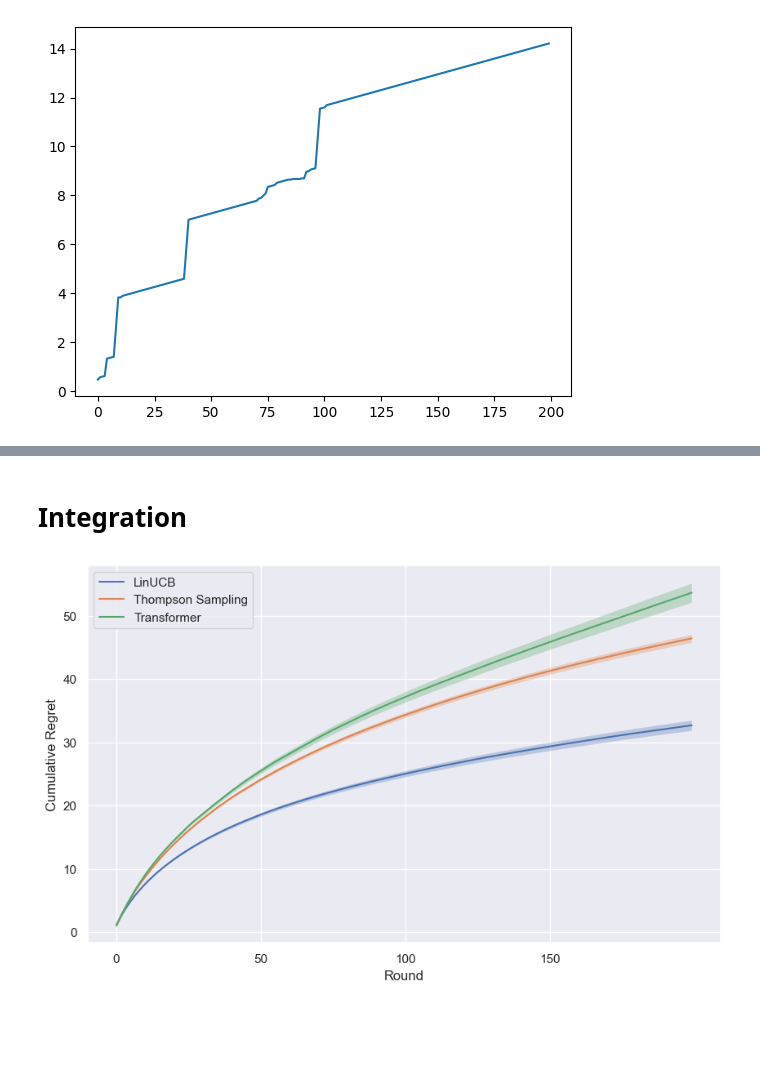
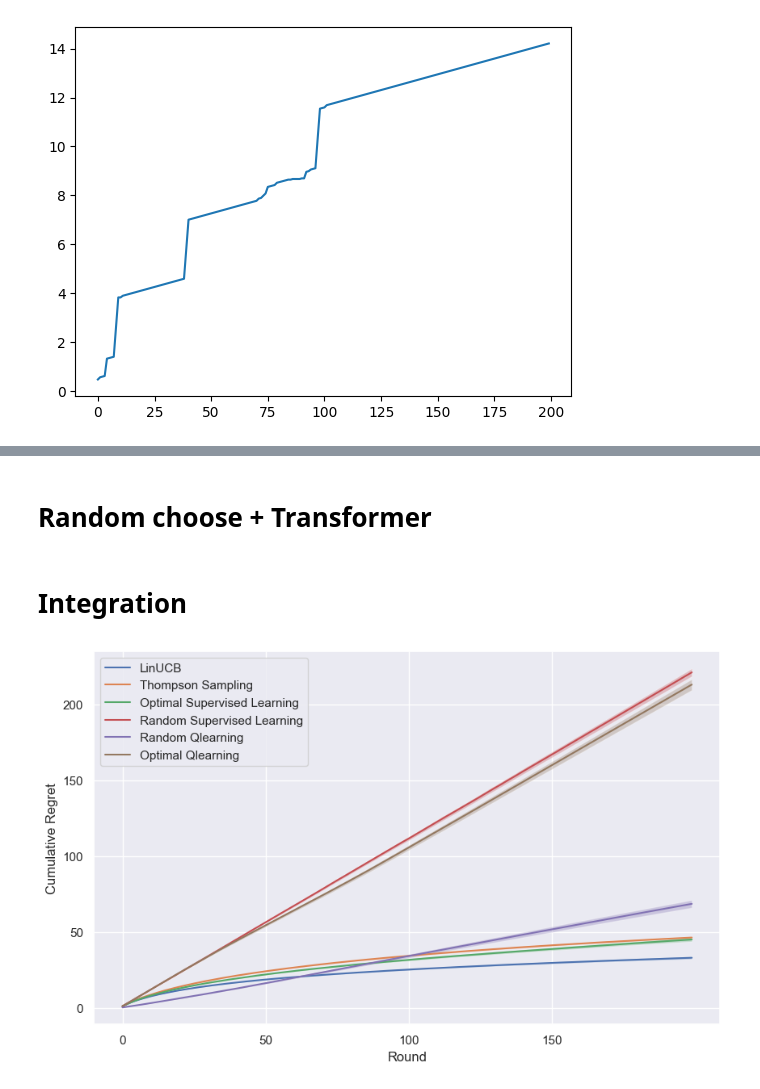
Before and after one commit to xjxyys/In-context-RL, a Jupyter notebook: experiment.ipynb, the cells around one changed output, grey strips where cells are left out. Drawn from its saved outputs; the diff is of its cells as text; code cells hidden in the pictures; blank space fills up the shorter version.

Commit message:
add Q-learning

```diff
--- a/experiment.ipynb
+++ b/experiment.ipynb
@@ -472,0 +707,29 @@ plt.plot(total_regrets)
+# %%
+# plot mix strategy
+import matplotlib.pyplot as plt
+import seaborn as sns
+import numpy as np
+import pandas as pd
+
+# load data
+df_regrets = pd.read_csv('data/Qtransformer_random_regrets_0706_2.csv')
+
+df_regrets_mix1 = pd.read_csv('data/Qtransformer_random_regrets_0706_2_mix1.csv')
+df_regrets_mix2 = pd.read_csv('data/Qtransformer_random_regrets_0706_2_mix2.csv')
+# df_regrets = pd.read_csv('data/Qtransformer_ucb_regrets.csv')
+# print(df_regrets.shape)
+sns.set()
+plt.figure(figsize=(10, 6))
+plt.plot(df_regrets.mean(), label='basic')
+plt.fill_between(df_regrets.columns, df_regrets.mean() - df_regrets.std()/np.sqrt(num_trajectories), df_regrets.mean() + df_regrets.std()/np.sqrt(num_trajectories), alpha=0.3)
+plt.plot(df_regrets_mix1.mean(), label='mix1')
+plt.fill_between(df_regrets_mix1.columns, df_regrets_mix1.mean() - df_regrets_mix1.std()/np.sqrt(num_trajectories), df_regrets_mix1.mean() + df_regrets_mix1.std()/np.sqrt(num_trajectories), alpha=0.3)
+plt.plot(df_regrets_mix2.mean(), label='mix2')
+plt.fill_between(df_regrets_mix2.columns, df_regrets_mix2.mean() - df_regrets_mix2.std()/np.sqrt(num_trajectories), df_regrets_mix2.mean() + df_regrets_mix2.std()/np.sqrt(num_trajectories), alpha=0.3)
+
+plt.legend()
+
+plt.xlabel('Round')
+# ever 50 rounds set a x-tick
+plt.xticks(np.arange(0, T, 50))
+plt.ylabel('Cumulative Regret')
@@ -472,0 +837,2 @@ plt.plot(total_regrets)
+# %% [markdown]
+# Random choose + Transformer
@@ -475,32 +949,44 @@ plt.plot(total_regrets)
 # %%
 #linucb, thompson, transformer
 import pandas as pd
 import numpy as np
 import matplotlib.pyplot as plt
 import seaborn as sns
 
 # load data
 df_linucb = pd.read_csv('data/linucb_regrets.csv')
 df_thompson = pd.read_csv('data/Thompson_regrets.csv')
 df_transformer = pd.read_csv('data/transformer_regrets.csv')
+df_transformer_random = pd.read_csv('data/transformer_random_regrets.csv')
+df_Qtransformer = pd.read_csv('data/Qtransformer_random_regrets.csv')
+df_Qtransformer_ucb = pd.read_csv('data/Qtransformer_ucb_regrets.csv')
 
 # plot the average regret with confidence interval
 sns.set()
 plt.figure(figsize=(10, 6))
 plt.plot(df_linucb.mean(), label='LinUCB')
 plt.fill_between(df_linucb.columns, df_linucb.mean() - df_linucb.std()/np.sqrt(num_trajectories), df_linucb.mean() + df_linucb.std()/np.sqrt(num_trajectories), alpha=0.3)
 
 plt.plot(df_thompson.mean(), label='Thompson Sampling')
 plt.fill_between(df_thompson.columns, df_thompson.mean() - df_thompson.std()/np.sqrt(num_trajectories), df_thompson.mean() + df_thompson.std()/np.sqrt(num_trajectories), alpha=0.3)
 
-plt.plot(df_transformer.mean(), label='Transformer')
+plt.plot(df_transformer.mean(), label='Optimal Supervised Learning')
 plt.fill_between(df_transformer.columns, df_transformer.mean() - df_transformer.std()/np.sqrt(num_trajectories), df_transformer.mean() + df_transformer.std()/np.sqrt(num_trajectories), alpha=0.3)
+
+plt.plot(df_transformer_random.mean(), label='Random Supervised Learning')
+plt.fill_between(df_transformer_random.columns, df_transformer_random.mean() - df_transformer_random.std()/np.sqrt(num_trajectories), df_transformer_random.mean() + df_transformer_random.std()/np.sqrt(num_trajectories), alpha=0.3)
+
+plt.plot(df_Qtransformer.mean(), label='Random Qlearning')
+plt.fill_between(df_Qtransformer.columns, df_Qtransformer.mean() - df_Qtransformer.std()/np.sqrt(num_trajectories), df_Qtransformer.mean() + df_Qtransformer.std()/np.sqrt(num_trajectories), alpha=0.3)
+
+plt.plot(df_Qtransformer_ucb.mean(), label='Optimal Qlearning')
+plt.fill_between(df_Qtransformer_ucb.columns, df_Qtransformer_ucb.mean() - df_Qtransformer_ucb.std()/np.sqrt(num_trajectories), df_Qtransformer_ucb.mean() + df_Qtransformer_ucb.std()/np.sqrt(num_trajectories), alpha=0.3)
 
 plt.xlabel('Round')
 # ever 50 rounds set a x-tick
 plt.xticks(np.arange(0, T, 50))
 plt.ylabel('Cumulative Regret')
 plt.legend()
 plt.savefig('all_regret.png')
 # %% [output]
-[figure, old version]
+[figure, new version]
```
Also changed, not shown: parts of 18 cells of this notebook, 7 other files.
